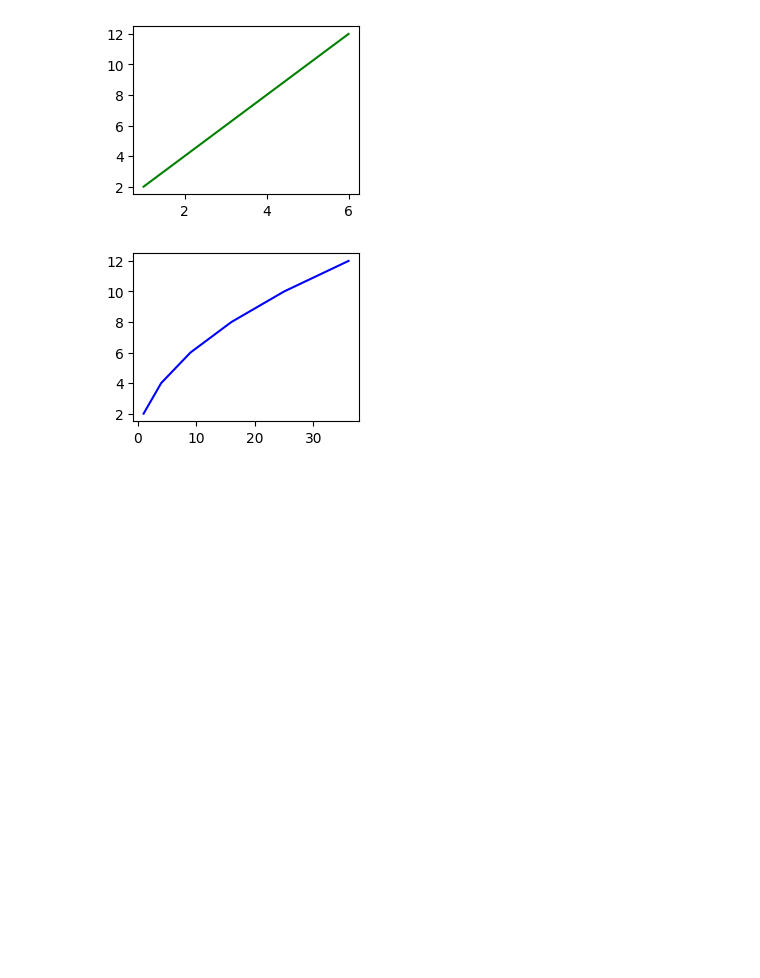
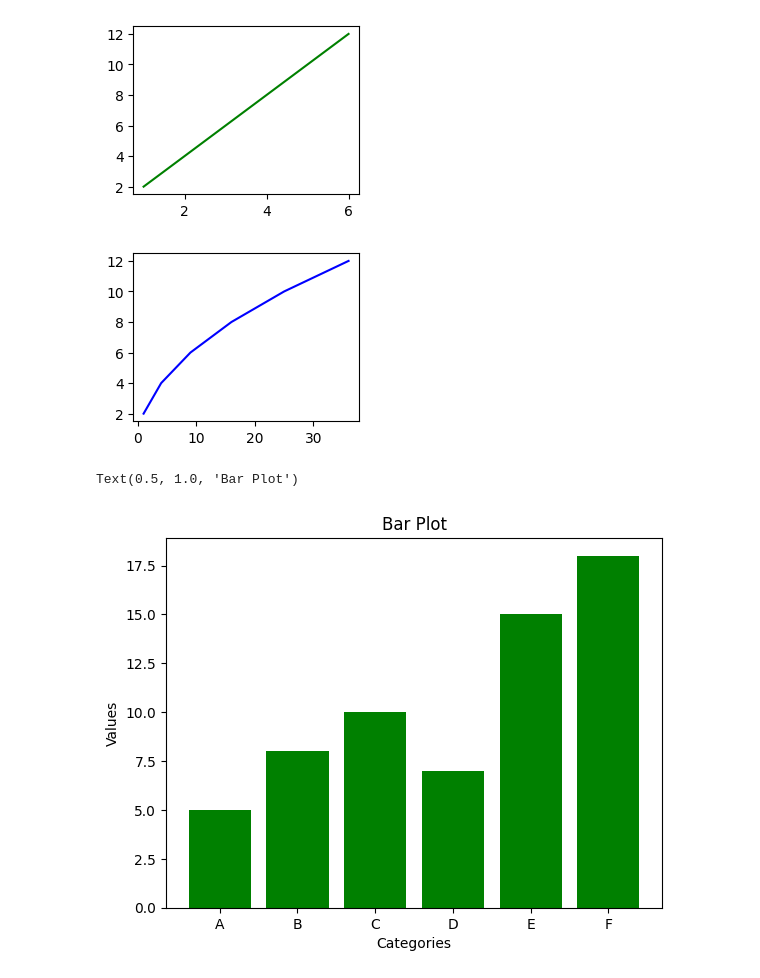
Before and after one commit to rb7488/Python-Library-, a Jupyter notebook: DS_python.ipynb, the cells around one changed output. Cells and saved outputs as stored; diff of their text form; code cells hidden in the pictures; blank space fills up the shorter version.

Commit message:
practise more question on data visualization on sales data, different plots

```diff
--- a/DS_python.ipynb
+++ b/DS_python.ipynb
@@ -143,3 +143,15 @@ plt.show()
 [figure]
 [figure]
 [figure]
+# %%
+#bar plot
+import matplotlib.pyplot as plt
+categoris= ['A','B','C','D','E','F']
+values=[5,8,10,7,15,18]
+plt.bar(categoris,values,color='green')
+plt.xlabel('Categories')
+plt.ylabel('Values')
+plt.title('Bar Plot')
+# %% [output]
+Text(0.5, 1.0, 'Bar Plot')
+[figure, added]
```
Also changed, not shown: parts of 11 cells of this notebook.
